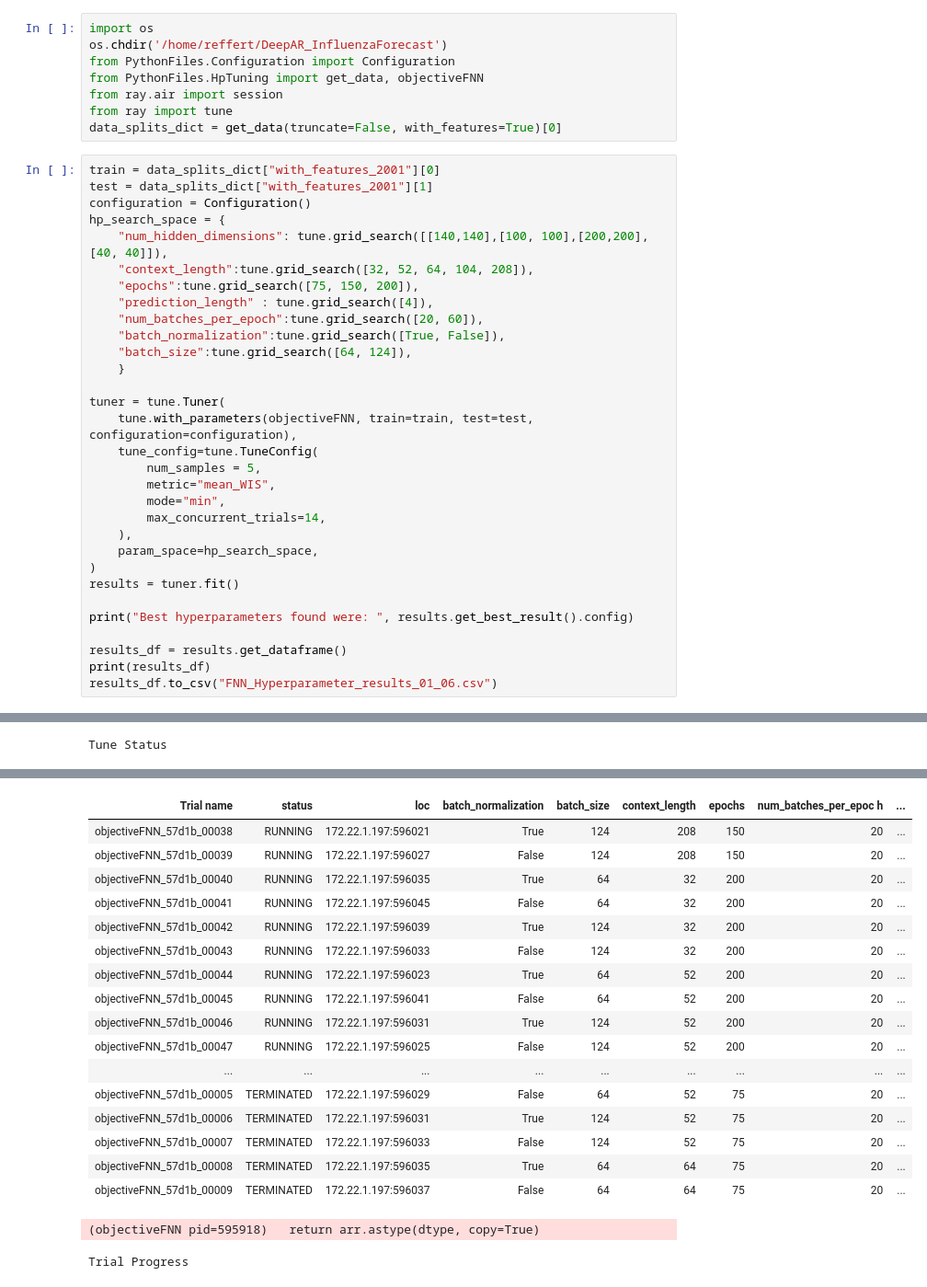
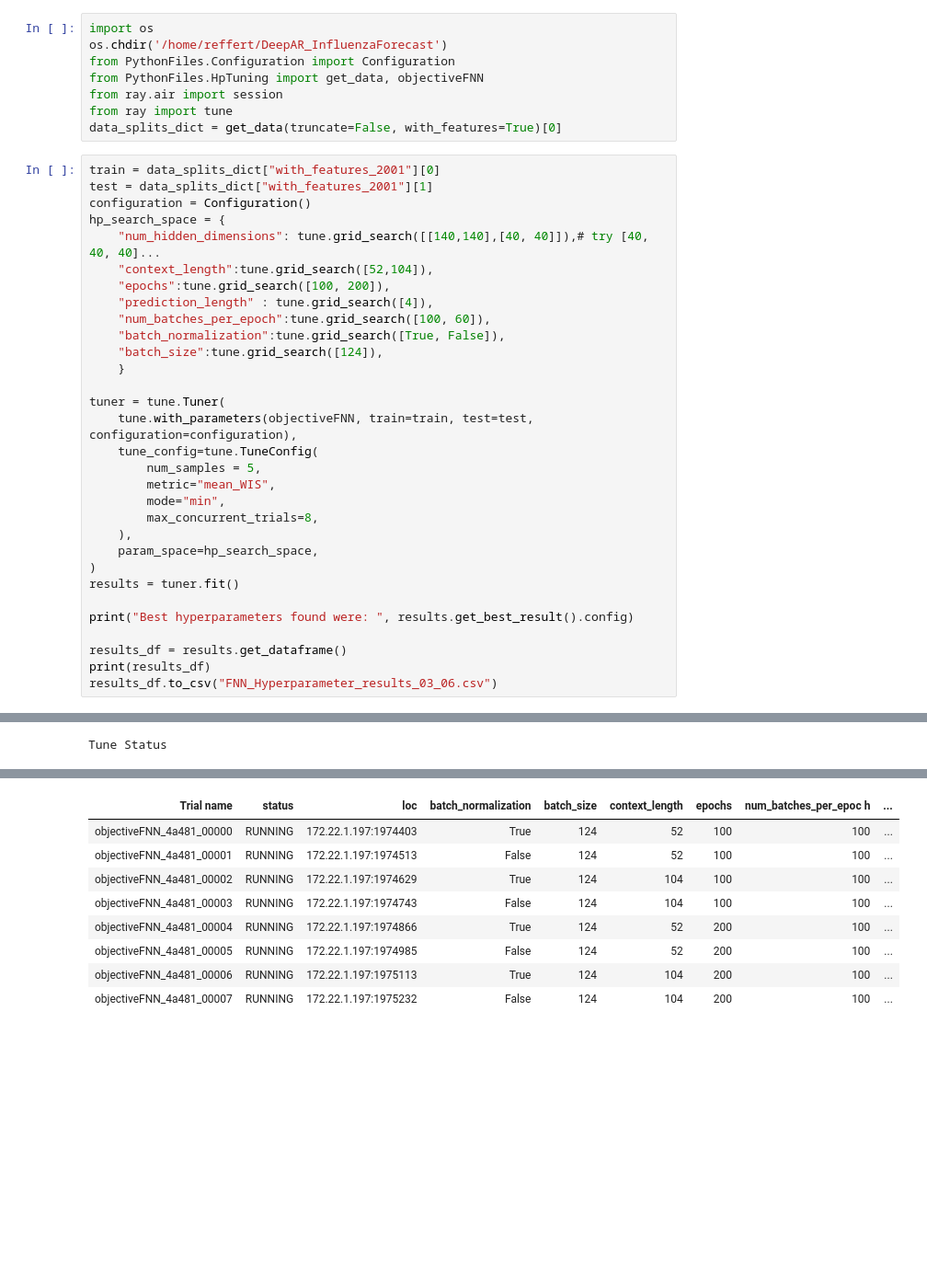
Before and after one commit to Kai-Ref/DeepAR_InfluenzaForecast, a Jupyter notebook: Notebooks/Modeltuning/Start_Tuning_Runs/Run_FNN.ipynb, the cells around one changed output, grey strips where cells are left out. Shown at 92% size. Drawn from its saved outputs; the diff is of its cells as text; blank space fills up the shorter version.

```diff
--- a/Notebooks/Modeltuning/Start_Tuning_Runs/Run_FNN.ipynb
+++ b/Notebooks/Modeltuning/Start_Tuning_Runs/Run_FNN.ipynb
@@ -11,13 +11,13 @@ train = data_splits_dict["with_features_2001"][0]
 test = data_splits_dict["with_features_2001"][1]
 configuration = Configuration()
 hp_search_space = {
-    "num_hidden_dimensions": tune.grid_search([[140,140],[100, 100],[200,200], [40, 40]]),
-    "context_length":tune.grid_search([32, 52, 64, 104, 208]),
-    "epochs":tune.grid_search([75, 150, 200]),
+    "num_hidden_dimensions": tune.grid_search([[140,140],[40, 40]]),# try [40, 40, 40]...
+    "context_length":tune.grid_search([52,104]),
+    "epochs":tune.grid_search([100, 200]),
     "prediction_length" : tune.grid_search([4]),
-    "num_batches_per_epoch":tune.grid_search([20, 60]),
+    "num_batches_per_epoch":tune.grid_search([100, 60]),
     "batch_normalization":tune.grid_search([True, False]),
-    "batch_size":tune.grid_search([64, 124]),
+    "batch_size":tune.grid_search([124]),
     }
 
 tuner = tune.Tuner(
@@ -26,7 +26,7 @@ tuner = tune.Tuner(
         num_samples = 5,
         metric="mean_WIS",
         mode="min",
-        max_concurrent_trials=14,
+        max_concurrent_trials=8,
     ),
     param_space=hp_search_space,
 )
@@ -36,5 +36,5 @@ print("Best hyperparameters found were: ", results.get_best_result().config)
 
 results_df = results.get_dataframe()
 print(results_df)
-results_df.to_csv("FNN_Hyperparameter_results_01_06.csv")
+results_df.to_csv("FNN_Hyperparameter_results_03_06.csv")
 # %% [output]
@@ -51,20 +49,10 @@ Messages
 Trial Status
 | Trial name | status | loc | batch_normalization | batch_size | context_length | epochs | num_batches_per_epoc h | ... |
-| objectiveFNN_57d1b_00038 | RUNNING | 172.22.1.197:596021 | True | 124 | 208 | 150 | 20 | ... |
-| objectiveFNN_57d1b_00039 | RUNNING | 172.22.1.197:596027 | False | 124 | 208 | 150 | 20 | ... |
-| objectiveFNN_57d1b_00040 | RUNNING | 172.22.1.197:596035 | True | 64 | 32 | 200 | 20 | ... |
-| objectiveFNN_57d1b_00041 | RUNNING | 172.22.1.197:596045 | False | 64 | 32 | 200 | 20 | ... |
-| objectiveFNN_57d1b_00042 | RUNNING | 172.22.1.197:596039 | True | 124 | 32 | 200 | 20 | ... |
-| objectiveFNN_57d1b_00043 | RUNNING | 172.22.1.197:596033 | False | 124 | 32 | 200 | 20 | ... |
-| objectiveFNN_57d1b_00044 | RUNNING | 172.22.1.197:596023 | True | 64 | 52 | 200 | 20 | ... |
-| objectiveFNN_57d1b_00045 | RUNNING | 172.22.1.197:596041 | False | 64 | 52 | 200 | 20 | ... |
-| objectiveFNN_57d1b_00046 | RUNNING | 172.22.1.197:596031 | True | 124 | 52 | 200 | 20 | ... |
-| objectiveFNN_57d1b_00047 | RUNNING | 172.22.1.197:596025 | False | 124 | 52 | 200 | 20 | ... |
-| ... | ... | ... | ... | ... | ... | ... | ... | ... |
-| objectiveFNN_57d1b_00005 | TERMINATED | 172.22.1.197:596029 | False | 64 | 52 | 75 | 20 | ... |
-| objectiveFNN_57d1b_00006 | TERMINATED | 172.22.1.197:596031 | True | 124 | 52 | 75 | 20 | ... |
-| objectiveFNN_57d1b_00007 | TERMINATED | 172.22.1.197:596033 | False | 124 | 52 | 75 | 20 | ... |
-| objectiveFNN_57d1b_00008 | TERMINATED | 172.22.1.197:596035 | True | 64 | 64 | 75 | 20 | ... |
-| objectiveFNN_57d1b_00009 | TERMINATED | 172.22.1.197:596037 | False | 64 | 64 | 75 | 20 | ... |
+| objectiveFNN_4a481_00000 | RUNNING | 172.22.1.197:1974403 | True | 124 | 52 | 100 | 100 | ... |
+| objectiveFNN_4a481_00001 | RUNNING | 172.22.1.197:1974513 | False | 124 | 52 | 100 | 100 | ... |
+| objectiveFNN_4a481_00002 | RUNNING | 172.22.1.197:1974629 | True | 124 | 104 | 100 | 100 | ... |
+| objectiveFNN_4a481_00003 | RUNNING | 172.22.1.197:1974743 | False | 124 | 104 | 100 | 100 | ... |
+| objectiveFNN_4a481_00004 | RUNNING | 172.22.1.197:1974866 | True | 124 | 52 | 200 | 100 | ... |
+| objectiveFNN_4a481_00005 | RUNNING | 172.22.1.197:1974985 | False | 124 | 52 | 200 | 100 | ... |
+| objectiveFNN_4a481_00006 | RUNNING | 172.22.1.197:1975113 | True | 124 | 104 | 200 | 100 | ... |
+| objectiveFNN_4a481_00007 | RUNNING | 172.22.1.197:1975232 | False | 124 | 104 | 200 | 100 | ... |
-(objectiveFNN pid=595918)   return arr.astype(dtype, copy=True)
-Trial Progress
```
Also changed, not shown: parts of 1 cell of this notebook, 13 other files.
